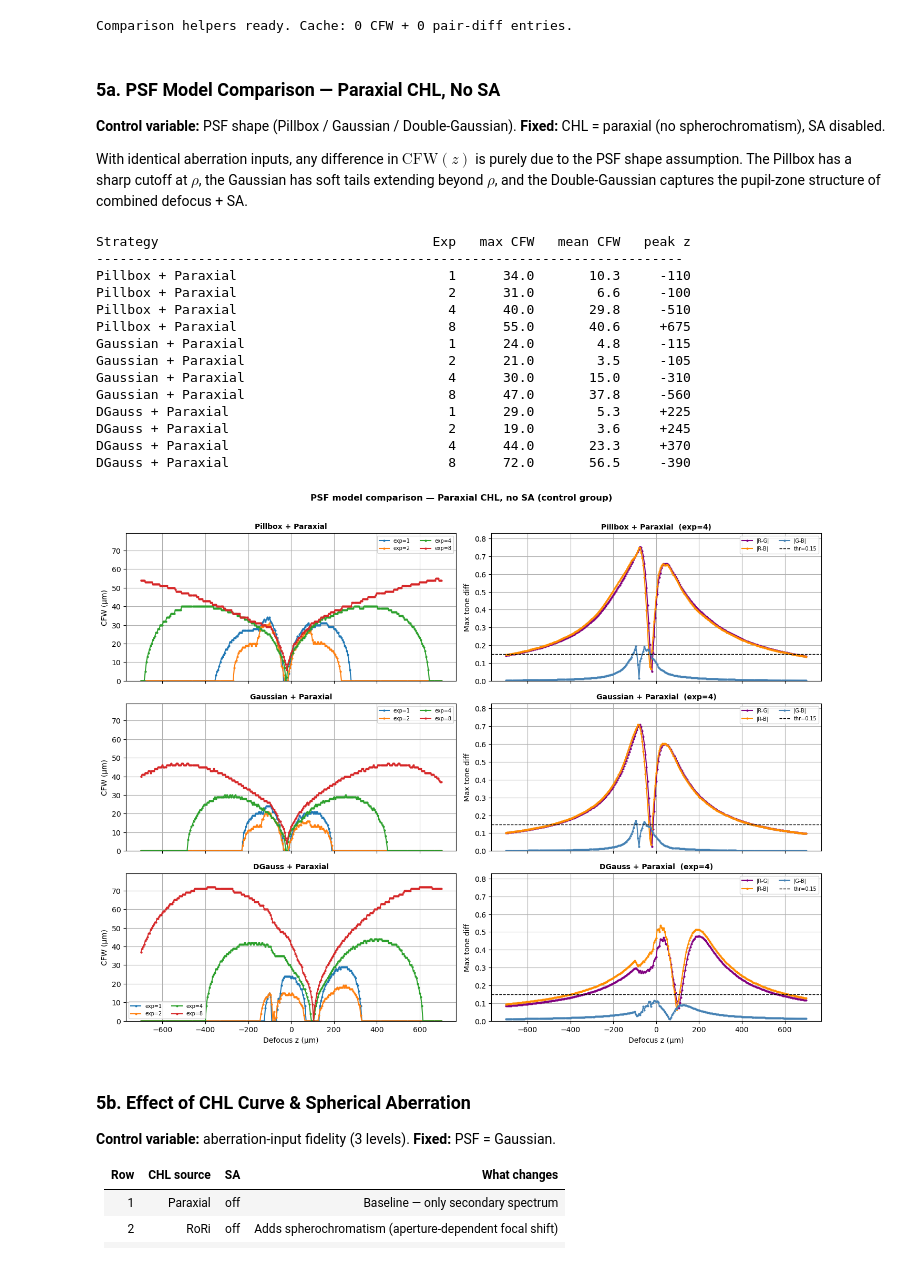
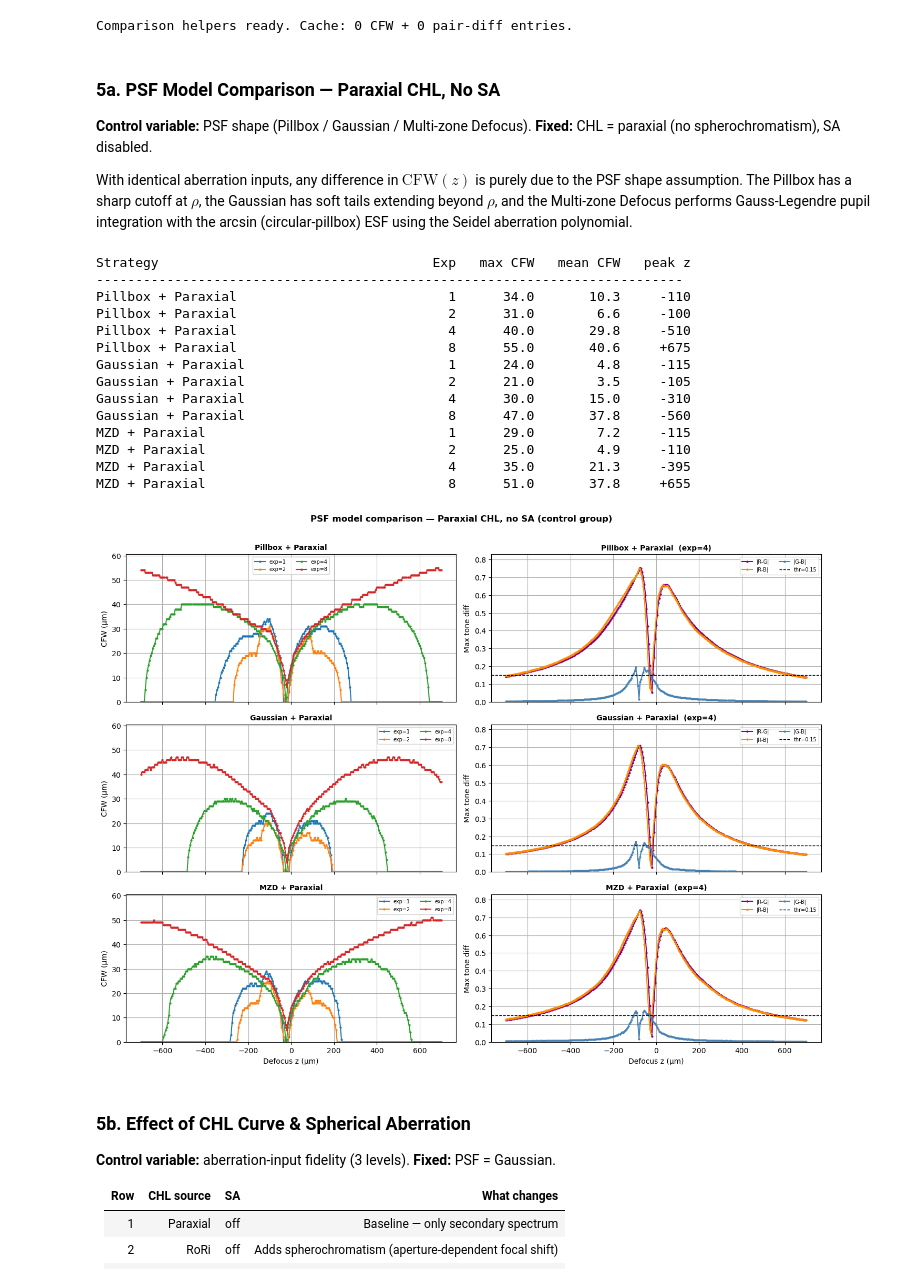
Before and after one commit to Leyangf/ColorFringeCalculation, a Jupyter notebook: examples/cfw_geom_demo.ipynb, the cells around one changed output. Drawn from its saved outputs; the diff is of its cells as text; code cells hidden in the pictures.

```diff
--- a/examples/cfw_geom_demo.ipynb
+++ b/examples/cfw_geom_demo.ipynb
@@ -101,6 +102,7 @@ Wavelengths  : 31 pts  400–700 nm  (step 10 nm)
 if lens1 is not None:
     paraxial_curve         = compute_chl_curve(lens1, wavelengths_nm=sensor_wl)
     rori_curve, spot_curve = compute_rori_spot_curves(lens1, wavelengths_nm=sensor_wl)
+    sa_poly_curve          = compute_sa_poly_curves(lens1, wavelengths_nm=sensor_wl)
     w040_curve             = compute_w040_curve(lens1, wavelengths_nm=sensor_wl)
     focal_shift_curve      = rori_curve          # ← RoRi used for fringe calculations
     FN_DEFAULT             = float(lens1.paraxial.FNO())
@@ -111,6 +113,9 @@ else:
     paraxial_curve    = _load_defocus()
     rori_curve        = paraxial_curve
     spot_curve        = np.column_stack((paraxial_curve[:, 0],
+                                         np.zeros(len(paraxial_curve))))
+    sa_poly_curve     = np.column_stack((paraxial_curve[:, 0],
+                                         np.zeros(len(paraxial_curve)),
                                          np.zeros(len(paraxial_curve))))
     w040_curve        = np.column_stack((paraxial_curve[:, 0],
                                          np.zeros(len(paraxial_curve))))
@@ -124,6 +129,8 @@ chl_um = focal_shift_curve[:, 1]   # RoRi CHL in µm
 print(f"f-number     : {FN_DEFAULT}")
 print(f"spot_curve ρ_sa : {spot_curve[:, 1].min():.1f} – {spot_curve[:, 1].max():.1f} µm  "
       f"(mean {spot_curve[:, 1].mean():.1f} µm)")
+print(f"sa_poly c₃    : {sa_poly_curve[:, 1].min():.1f} – {sa_poly_curve[:, 1].max():.1f} µm")
+print(f"sa_poly c₅    : {sa_poly_curve[:, 2].min():.1f} – {sa_poly_curve[:, 2].max():.1f} µm")
 print(f"w040_curve W040 : {w040_curve[:, 1].min():.3f} – {w040_curve[:, 1].max():.3f} µm OPD")
 # %% [output]
 Pre-computing ray fan at z=0 (one-time, used by Geometric Fast mode)…
@@ -497,12 +632,11 @@ _cfw_cache: dict[tuple, np.ndarray] = {}
 _pd_cache:  dict[tuple, dict[str, np.ndarray]] = {}
 
 
-def _cache_key(psf_mode, exposure, chl_curve, sa_curve, w040):
+def _cache_key(psf_mode, exposure, chl_curve, sa_curve):
     """Hashable key from parameters. Uses array id() since arrays persist."""
     return (psf_mode, exposure,
             id(chl_curve) if chl_curve is not None else None,
-            id(sa_curve)  if sa_curve  is not None else None,
-            id(w040)      if w040      is not None else None)
+            id(sa_curve)  if sa_curve  is not None else None)
 
 
 def _tone(raw, exposure, gamma=_COMP_GAMMA):
@@ -513,10 +647,9 @@ def compute_cfw_curve(
     psf_mode: str, exposure: float,
     chl_curve: np.ndarray | None = None,
     sa_curve: np.ndarray | None = None,
-    w040: np.ndarray | None = None,
 ) -> np.ndarray:
     """Return shape (N, 2) array of [z, CFW]. Cached."""
-    key = _cache_key(psf_mode, exposure, chl_curve, sa_curve, w040)
+    key = _cache_key(psf_mode, exposure, chl_curve, sa_curve)
     if key in _cfw_cache:
         return _cfw_cache[key]
 
@@ -537,8 +670,6 @@ def compute_cfw_curve(
                   f_number=FN_DEFAULT, psf_mode=psf_mode,
                   color_diff_threshold=COLOR_DIFF_THRESHOLD,
                   sensor_response=sensor_response)
-        if psf_mode == "dgauss":
-            kw["w040_curve_um"] = w040
         result = np.array([[z, fringe_width(z, **kw)] for z in z_vals])  # type: ignore[arg-type]
 
     _cfw_cache[key] = result
@@ -549,10 +680,9 @@ def compute_pair_diffs(
     psf_mode: str,
     chl_curve: np.ndarray | None = None,
     sa_curve: np.ndarray | None = None,
-    w040: np.ndarray | None = None,
 ) -> dict[str, np.ndarray]:
     """Per-pair max tone diff at fixed _DIFF_EXPOSURE. Cached."""
-    key = _cache_key(psf_mode, _DIFF_EXPOSURE, chl_curve, sa_curve, w040)
+    key = _cache_key(psf_mode, _DIFF_EXPOSURE, chl_curve, sa_curve)
     if key in _pd_cache:
         return _pd_cache[key]
 
@@ -570,8 +700,6 @@ def compute_pair_diffs(
                       chl_curve_um=chl_curve, sa_curve_um=sa_curve,
                       f_number=FN_DEFAULT, psf_mode=psf_mode,
                       sensor_response=sensor_response)
-            if psf_mode == "dgauss":
-                kw["w040_curve_um"] = w040
             rgb = np.array([edge_rgb_response(x, z, **kw) for x in _X_ANALYTIC])  # type: ignore[arg-type]
             esfs = [rgb[:, 0], rgb[:, 1], rgb[:, 2]]
         pd["R-G"][i] = np.abs(esfs[0] - esfs[1]).max()
@@ -599,7 +727,7 @@ def plot_comparison(strategies: list[dict], suptitle: str) -> None:
 
     for row, cfg in enumerate(strategies):
         label = cfg["label"]
-        kw = {k: cfg.get(k) for k in ("chl_curve", "sa_curve", "w040")}
+        kw = {k: cfg.get(k) for k in ("chl_curve", "sa_curve")}
         mode = cfg["psf_mode"]
 
         ax_cfw  = axes[row, 0]
@@ -647,38 +775,36 @@ Comparison helpers ready. Cache: 0 CFW + 0 pair-diff entries.
 # %% [markdown]
 ### 5a. PSF Model Comparison — Paraxial CHL, No SA
 
-**Control variable:** PSF shape (Pillbox / Gaussian / Double-Gaussian).
+**Control variable:** PSF shape (Pillbox / Gaussian / Multi-zone Defocus).
 **Fixed:** CHL = paraxial (no spherochromatism), SA disabled.
 
-With identical aberration inputs, any difference in $\mathrm{CFW}(z)$ is purely due to the PSF shape assumption. The Pillbox has a sharp cutoff at $\rho$, the Gaussian has soft tails extending beyond $\rho$, and the Double-Gaussian captures the pupil-zone structure of combined defocus + SA.
+With identical aberration inputs, any difference in $\mathrm{CFW}(z)$ is purely due to the PSF shape assumption. The Pillbox has a sharp cutoff at $\rho$, the Gaussian has soft tails extending beyond $\rho$, and the Multi-zone Defocus performs Gauss-Legendre pupil integration with the arcsin (circular-pillbox) ESF using the Seidel aberration polynomial.
 # %%
 _chl_par = paraxial_curve[:, 1]
-_w040    = w040_curve[:, 1]
-
 plot_comparison([
     {"label": "Pillbox + Paraxial",   "psf_mode": "geom",
-     "chl_curve": _chl_par, "w040": _w040},
+     "chl_curve": _chl_par},
     {"label": "Gaussian + Paraxial",  "psf_mode": "gauss",
-     "chl_curve": _chl_par, "w040": _w040},
-    {"label": "DGauss + Paraxial",    "psf_mode": "dgauss",
-     "chl_curve": _chl_par, "w040": _w040},
+     "chl_curve": _chl_par},
+    {"label": "MZD + Paraxial",    "psf_mode": "mzd",
+     "chl_curve": _chl_par},
 ], suptitle="PSF model comparison — Paraxial CHL, no SA (control group)")
 # %% [output]
 Strategy                                   Exp   max CFW   mean CFW   peak z
 ---------------------------------------------------------------------------
 Pillbox + Paraxial                           1      34.0       10.3     -110
 Pillbox + Paraxial                           2      31.0        6.6     -100
 Pillbox + Paraxial                           4      40.0       29.8     -510
 Pillbox + Paraxial                           8      55.0       40.6     +675
 Gaussian + Paraxial                          1      24.0        4.8     -115
 Gaussian + Paraxial                          2      21.0        3.5     -105
 Gaussian + Paraxial                          4      30.0       15.0     -310
 Gaussian + Paraxial                          8      47.0       37.8     -560
-DGauss + Paraxial                            1      29.0        5.3     +225
-DGauss + Paraxial                            2      19.0        3.6     +245
-DGauss + Paraxial                            4      44.0       23.3     +370
-DGauss + Paraxial                            8      72.0       56.5     -390
+MZD + Paraxial                               1      29.0        7.2     -115
+MZD + Paraxial                               2      25.0        4.9     -110
+MZD + Paraxial                               4      35.0       21.3     -395
+MZD + Paraxial                               8      51.0       37.8     +655
-[figure, old version]
+[figure, new version]
 # %% [markdown]
 ### 5b. Effect of CHL Curve & Spherical Aberration
 
```
Also changed, not shown: parts of 8 cells of this notebook, 3 other files.
